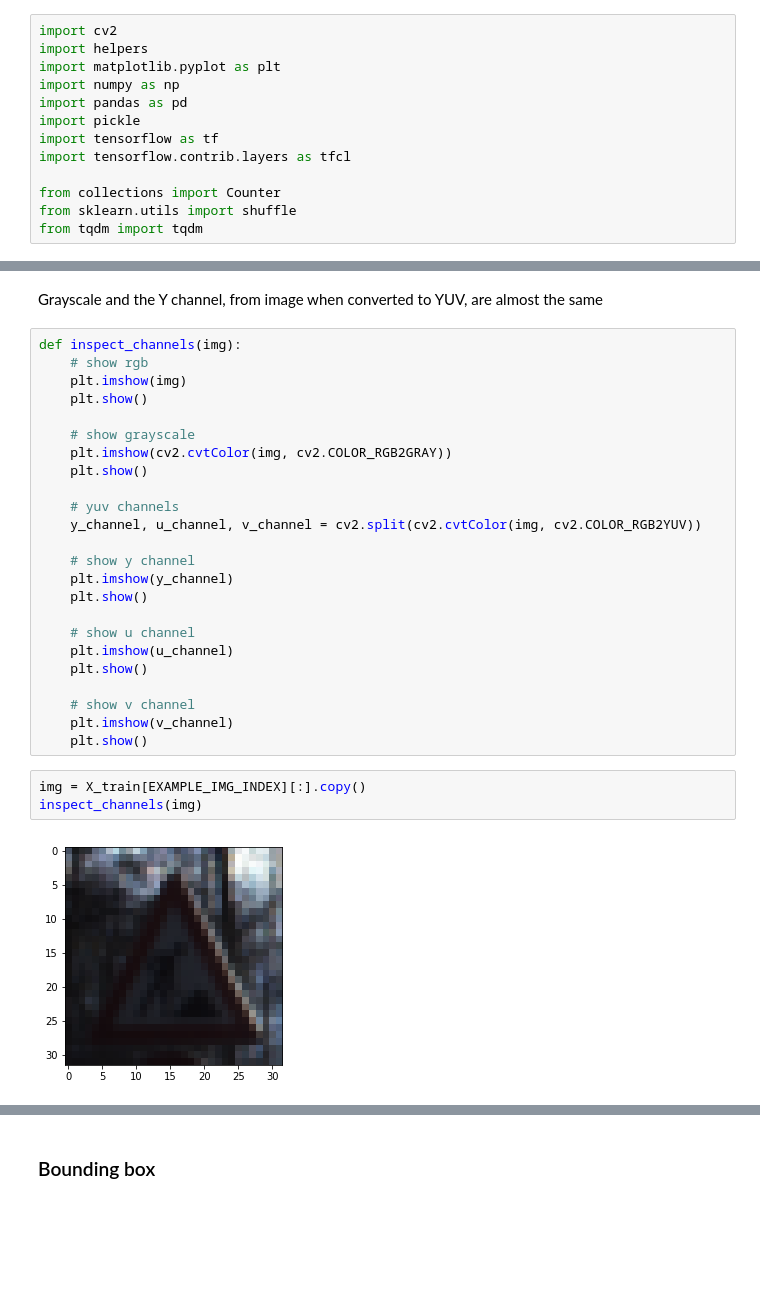
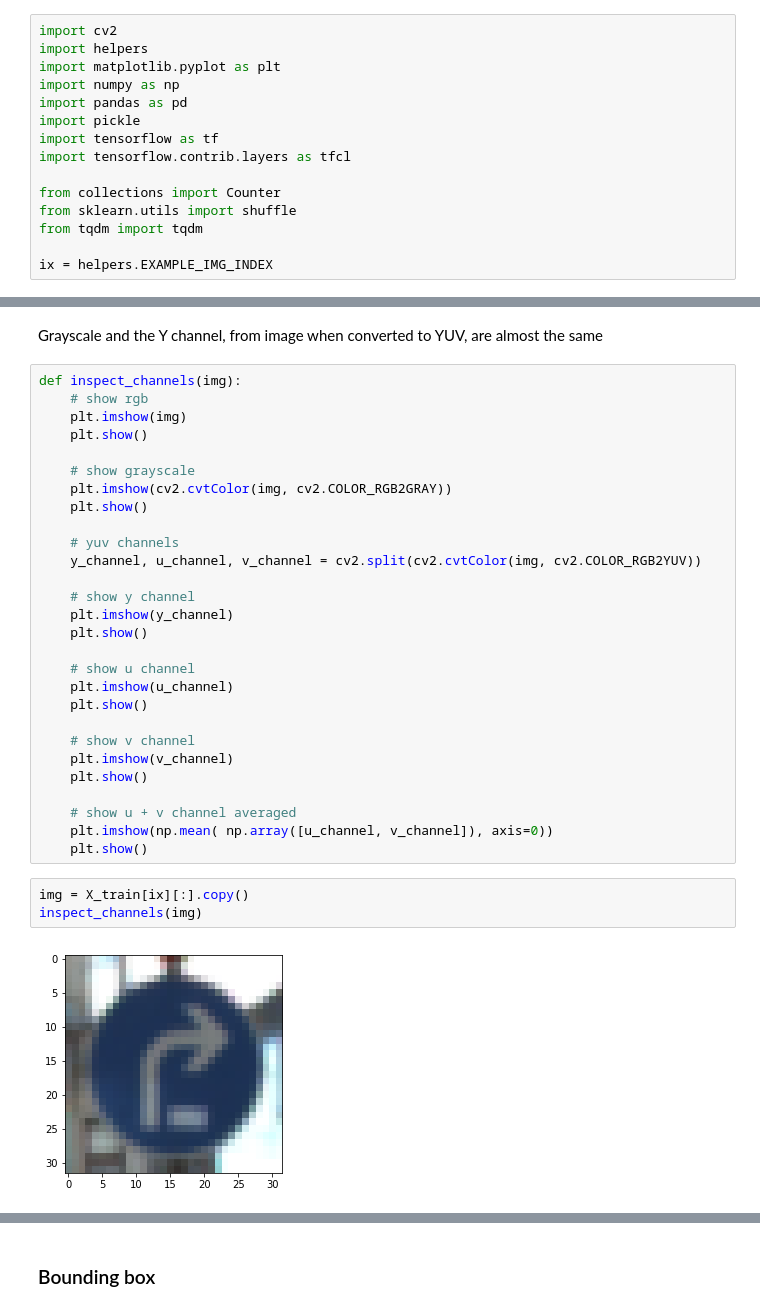
Before and after one commit to adriantorrie/udacity_sdcnd_project_2_traffic_sign_classifier, a Jupyter notebook: Traffic_Sign_Classifier.ipynb, the cells around one changed output, grey strips where cells are left out. Cells and saved outputs as stored; diff of their text form; blank space fills up the shorter version.

```diff
--- a/Traffic_Sign_Classifier.ipynb
+++ b/Traffic_Sign_Classifier.ipynb
@@ -36,6 +36,8 @@ import tensorflow.contrib.layers as tfcl
 from collections import Counter
 from sklearn.utils import shuffle
 from tqdm import tqdm
+
+ix = helpers.EXAMPLE_IMG_INDEX
 # %% [markdown]
 ### Load
 # %%
@@ -186,8 +188,12 @@ def inspect_channels(img):
     # show v channel
     plt.imshow(v_channel)
     plt.show()
+
+    # show u + v channel averaged
+    plt.imshow(np.mean( np.array([u_channel, v_channel]), axis=0))
+    plt.show()
 # %%
-img = X_train[EXAMPLE_IMG_INDEX][:].copy()
+img = X_train[ix][:].copy()
 inspect_channels(img)
 # %% [output]
-[figure, old version]
+[figure, new version]
```
Also changed, not shown: parts of 51 cells of this notebook, 10 other files.
